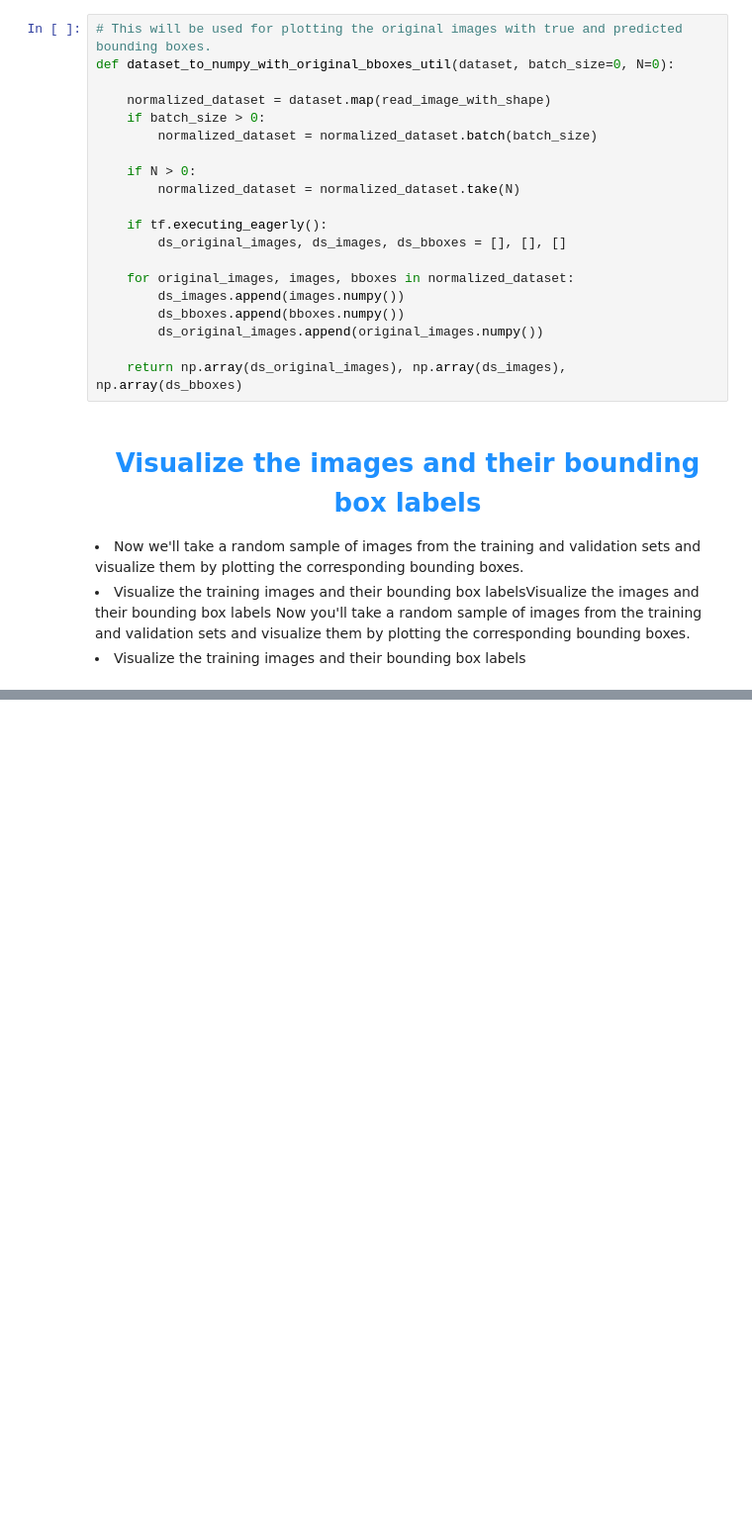
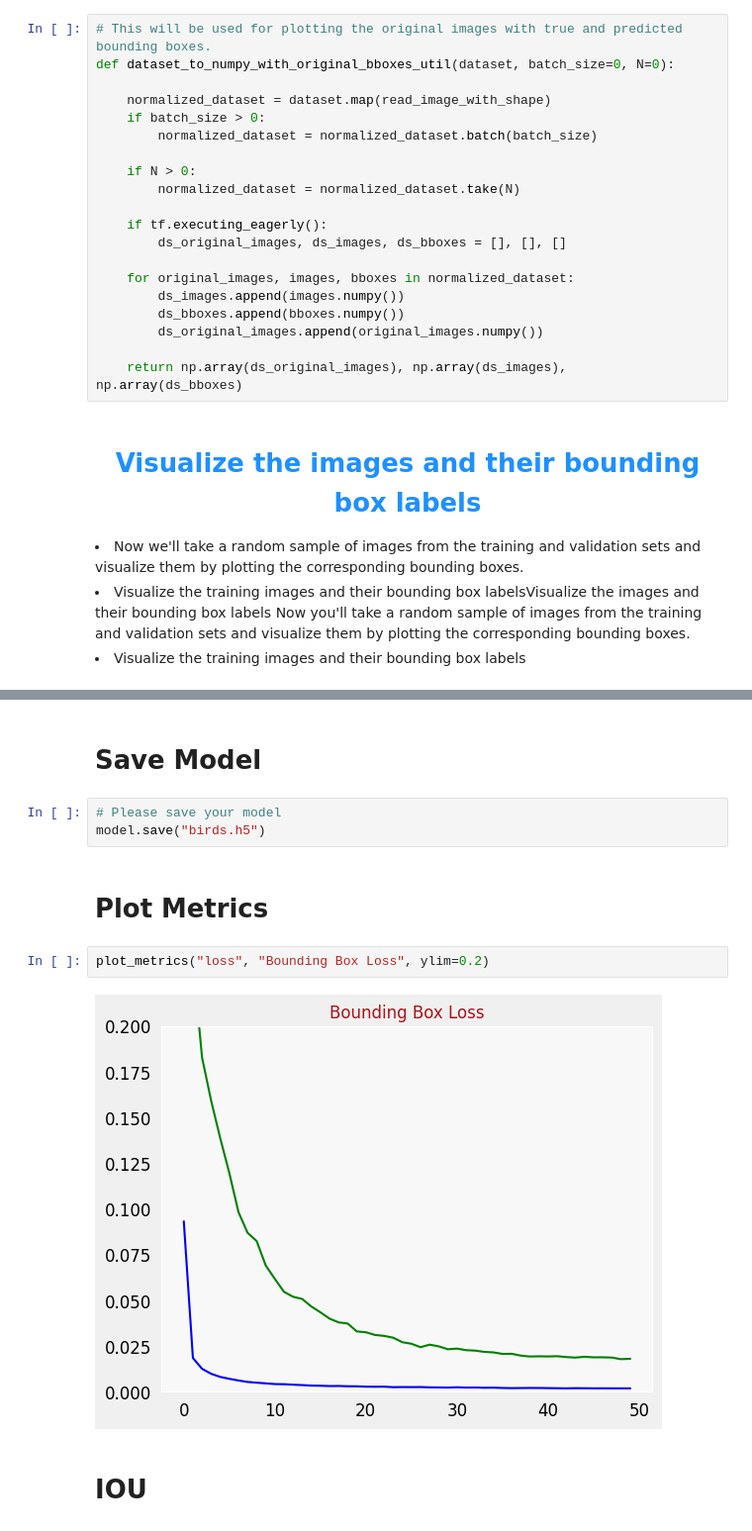
Before and after one commit to sandeep4055/Tensorflow, a Jupyter notebook: object_detection/object_detection_localization/predicting_bounding_boxes.ipynb, the cells around one changed output, grey strips where cells are left out. Shown at 99% size. Drawn from its saved outputs; the diff is of its cells as text; blank space fills up the shorter version.

```diff
--- a/object_detection/object_detection_localization/predicting_bounding_boxes.ipynb
+++ b/object_detection/object_detection_localization/predicting_bounding_boxes.ipynb
@@ -247,0 +496,13 @@ display_digits_with_boxes(np.array(visualization_training_images), np.array([]),
+# %% [markdown]
+# Save Model
+# %%
+# Please save your model
+model.save("birds.h5")
+# %% [markdown]
+# Plot Metrics
+# %%
+plot_metrics("loss", "Bounding Box Loss", ylim=0.2)
+# %% [output]
+[figure, added]
+# %% [markdown]
+# IOU
```
Also changed, not shown: parts of 26 cells of this notebook.
